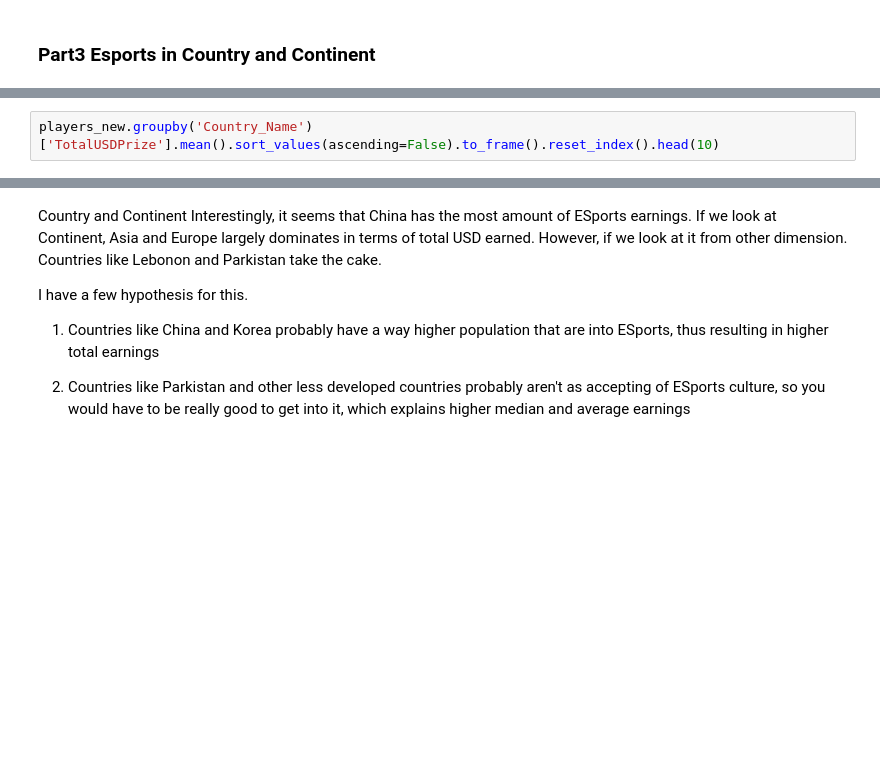
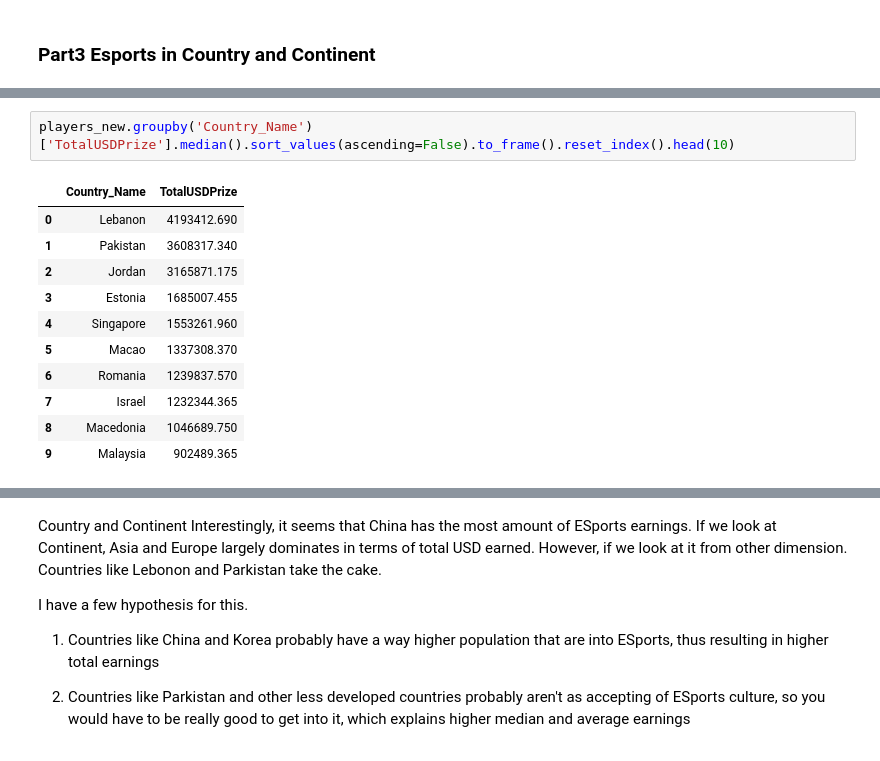
Before and after one commit to com-480-data-visualization/datavis-project-2022-lyl, a Jupyter notebook: EDA_milestone1.ipynb, the cells around one changed output, grey strips where cells are left out. Cells and saved outputs as stored; diff of their text form; blank space fills up the shorter version.

```diff
--- a/EDA_milestone1.ipynb
+++ b/EDA_milestone1.ipynb
@@ -254,4 +334,16 @@ players_new.groupby('Country_Name')['TotalUSDPrize'].sum().sort_values(ascending
 # %%
-players_new.groupby('Country_Name')['TotalUSDPrize'].mean().sort_values(ascending=False).to_frame().reset_index().head(10)
+players_new.groupby('Country_Name')['TotalUSDPrize'].median().sort_values(ascending=False).to_frame().reset_index().head(10)
+# %% [output]
+|  | Country_Name | TotalUSDPrize |
+| 0 | Lebanon | 4193412.690 |
+| 1 | Pakistan | 3608317.340 |
+| 2 | Jordan | 3165871.175 |
+| 3 | Estonia | 1685007.455 |
+| 4 | Singapore | 1553261.960 |
+| 5 | Macao | 1337308.370 |
+| 6 | Romania | 1239837.570 |
+| 7 | Israel | 1232344.365 |
+| 8 | Macedonia | 1046689.750 |
+| 9 | Malaysia | 902489.365 |
 # %%
 players_new.groupby('Continent_Name')['TotalUSDPrize'].sum().sort_values(ascending=False).to_frame().reset_index()
```
Also changed, not shown: parts of 22 cells of this notebook, 2 other files.
